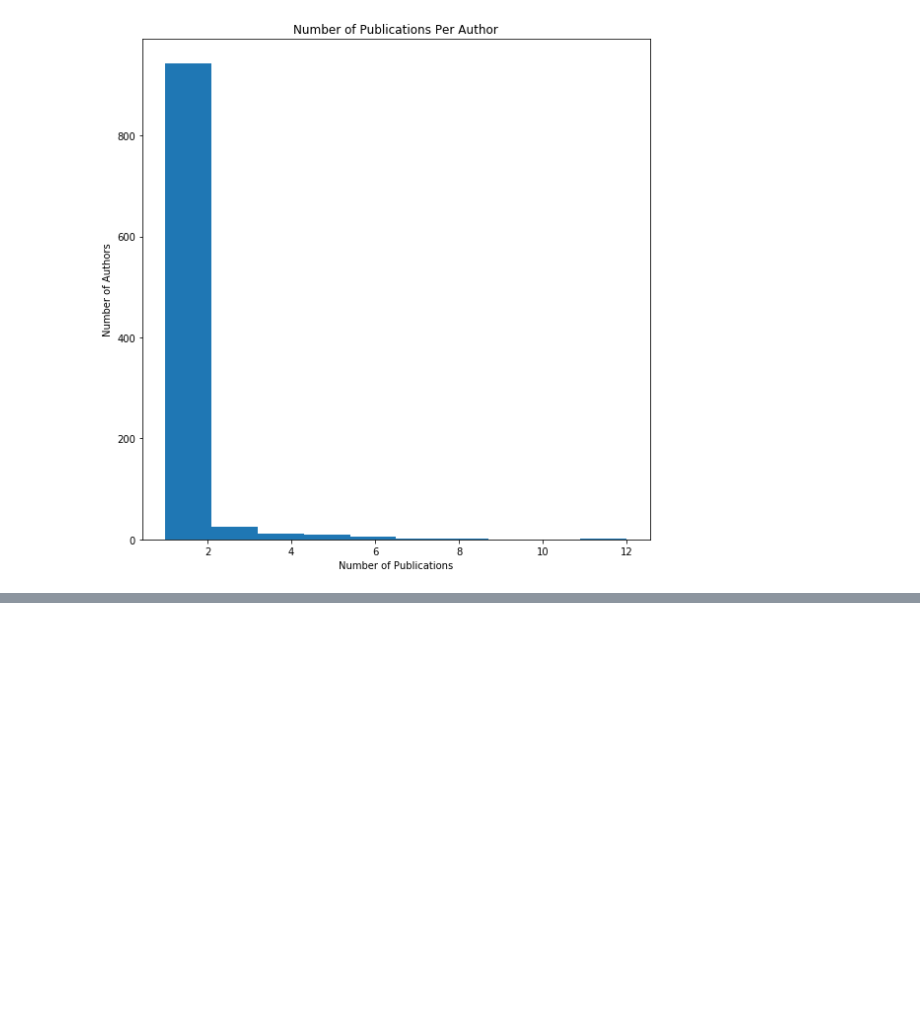
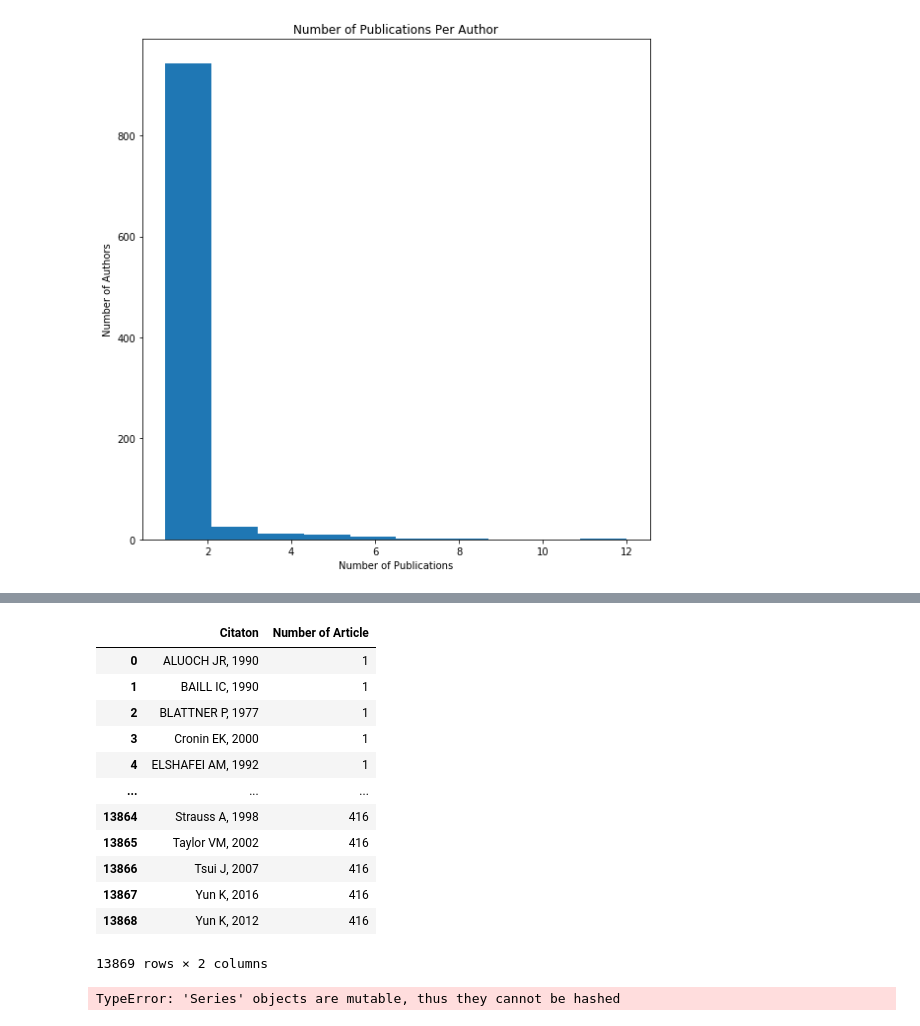
Before and after one commit to kurtsenol/pandas, a Jupyter notebook: web_of_science.ipynb, the cells around one changed output, grey strips where cells are left out. Drawn from its saved outputs; the diff is of its cells as text; code cells hidden in the pictures; blank space fills up the shorter version.

```diff
--- a/web_of_science.ipynb
+++ b/web_of_science.ipynb
@@ -149,0 +369,63 @@ plt.show()
+# %%
+# finding out citations
+# each citation is the value of i'th key of the dictionary
+
+with open("Data/LAST DATA.txt", "r", encoding='utf-8') as f:
+
+    cr_counter=False
+    n_article=0
+    index =0
+    cmb_cr={}
+    cmb_py={}
+
+    for line in f:
+
+        if line.startswith("PT"):
+            n_article += 1
+            continue
+
+        if line.startswith("CR"):
+            cmb_cr[index] = [line[3:].strip(), n_article]
+            index +=1
+            cr_counter= True
+            continue
+
+        if line.startswith("NR"):
+            cr_counter=False
+            continue
+
+        if cr_counter:
+            cmb_cr[index] = [line[3:].strip(), n_article]
+            index +=1
+
+        if line.startswith("PY"):
+            cmb_py[n_article] = line[3:].strip()
+# %%
+# simplify the citation column with regex
+
+for key, value in cmb_cr.items():
+    pattern = re.match(r"[\w\s*&-/`'()\[\],.]*\s(19|20)\d{2}", value[0])
+    if pattern:
+        cmb_cr[key] = [pattern.group(), value[1]]
+
+# turn dictionary into a dataframe
+cmb = pd.DataFrame.from_dict(cmb_cr, columns=["Citaton", "Number of Article"], orient='index')
+cmb
+# %% [output]
+|  | Citaton | Number of Article |
+| 0 | ALUOCH JR, 1990 | 1 |
+| 1 | BAILL IC, 1990 | 1 |
+| 2 | BLATTNER P, 1977 | 1 |
+| 3 | Cronin EK, 2000 | 1 |
+| 4 | ELSHAFEI AM, 1992 | 1 |
+| ... | ... | ... |
+| 13864 | Strauss A, 1998 | 416 |
+| 13865 | Taylor VM, 2002 | 416 |
+| 13866 | Tsui J, 2007 | 416 |
+| 13867 | Yun K, 2016 | 416 |
+| 13868 | Yun K, 2012 | 416 |
+13869 rows × 2 columns
+# %%
+cmb["Publication Year"] = cmb_py[cmb["Number of Article"]]
+# %% [output]
+TypeError: 'Series' objects are mutable, thus they cannot be hashed
```
Also changed, not shown: parts of 12 cells of this notebook.
